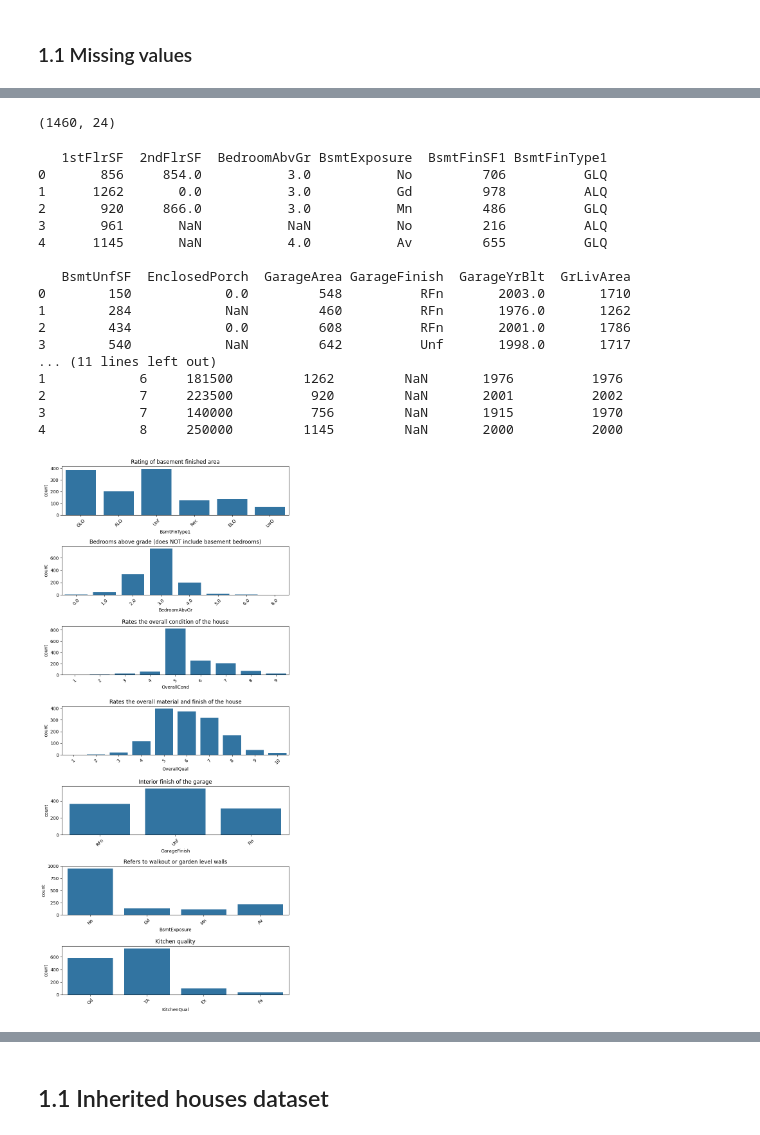
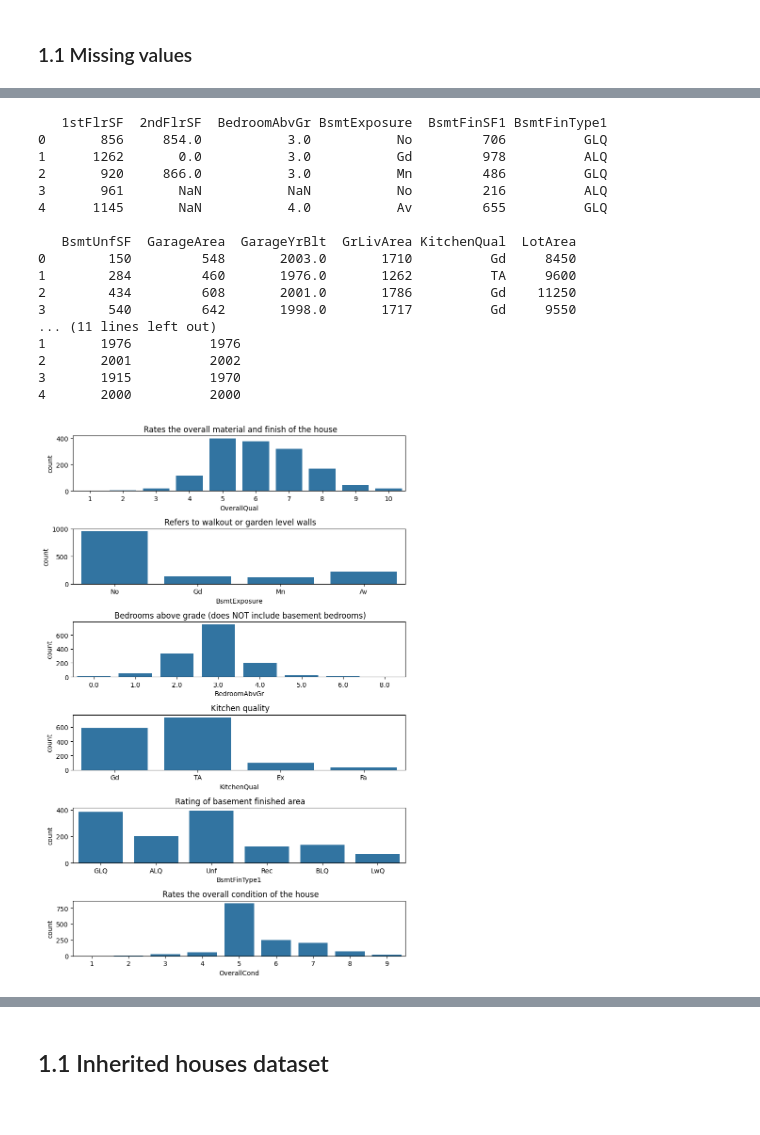
Before and after one commit to fokhrun/heritage_housing, a Jupyter notebook: jupyter_notebooks/exploratory_data_analysis.ipynb, the cells around one changed output, grey strips where cells are left out. Drawn from its saved outputs; the diff is of its cells as text; code cells hidden in the pictures.

```diff
--- a/jupyter_notebooks/exploratory_data_analysis.ipynb
+++ b/jupyter_notebooks/exploratory_data_analysis.ipynb
@@ -55,12 +55,3 @@ plot_columns = 2
 # 1: Data Understanding
 # %% [markdown]
 # 1.0 Data Metadata
-# %%
-column_descriptions = {}
-
-with open(data_dictionary_path) as file_read:
-    for line in file_read:
-        print(line.strip("\n"))
-        if not line.startswith(" "):
-            label, description = line.strip("\n").split(":")
-            column_descriptions[label] = description.strip()
@@ -100,0 +80,8 @@ year_columns = [
+# %%
+feature_info = pd.DataFrame(
+    [(var, column_types[var], column_descriptions[var], ", ".join(values))
+        for var, values  in column_values.items()],
+    columns = ["featureName", "featureType", "featureDescription", "featureValues"]
+)
+
+feature_info
@@ -101,3 +106,7 @@ year_columns = [
+# %%
+categorical_columns = list(feature_info[feature_info["featureType"] == "categorical"]["featureName"])
+numerical_columns = list(feature_info[feature_info["featureType"] == "numerical"]["featureName"])
+temporal_columns = list(feature_info[feature_info["featureType"] == "temporal"]["featureName"])
 # %% [markdown]
 ## 1.1 Housing Records dataset
 # %%
@@ -127,15 +136,14 @@ display(na_data)
 | 22 | BsmtFinSF1 | 0 | 0.00 | False |
 | 23 | SalePrice | 0 | 0.00 | False |
 # %%
-columns_missing_data = na_data[na_data["should_remove"]].index
-columns_to_keep = housing_records.columns.difference(set(columns_missing_data))
+columns_missing_data = set(na_data[na_data["should_remove"]]["column"])
+columns_to_keep = housing_records.columns.difference(columns_missing_data)
+numerical_columns = set(numerical_columns).difference(columns_missing_data)
 categorical_columns = set(categorical_columns).difference(columns_missing_data)
-year_columns = set(year_columns).difference(columns_missing_data)
+temporal_columns = set(temporal_columns).difference(columns_missing_data)
 # %%
 housing_records = housing_records[columns_to_keep]
-housing_records.shape
+assert housing_records.shape == (housing_records_rows, housing_records_columns - len(columns_missing_data))
-# %% [output]
-(1460, 24)
 # %%
 separator = 6
 for _ in range(4):
@@ -149,30 +157,27 @@ for _ in range(4):
 3       961       NaN           NaN           No         216          ALQ
 4      1145       NaN           4.0           Av         655          GLQ
 
-   BsmtUnfSF  EnclosedPorch  GarageArea GarageFinish  GarageYrBlt  GrLivArea
-0        150            0.0         548          RFn       2003.0       1710
-1        284            NaN         460          RFn       1976.0       1262
-2        434            0.0         608          RFn       2001.0       1786
-3        540            NaN         642          Unf       1998.0       1717
+   BsmtUnfSF  GarageArea  GarageYrBlt  GrLivArea KitchenQual  LotArea
+0        150         548       2003.0       1710          Gd     8450
+1        284         460       1976.0       1262          TA     9600
+2        434         608       2001.0       1786          Gd    11250
+3        540         642       1998.0       1717          Gd     9550
 ... (11 lines left out)
-1            6     181500         1262         NaN       1976          1976
-2            7     223500          920         NaN       2001          2002
-3            7     140000          756         NaN       1915          1970
-4            8     250000         1145         NaN       2000          2000
+1       1976          1976
+2       2001          2002
+3       1915          1970
+4       2000          2000
 # %%
-column_count = int(len(categorical_columns))
-
-fig, axs = plt.subplots(column_count, figsize = (8, 2.5 * column_count))
+fig, axs = plt.subplots(int(len(categorical_columns)), figsize = (8, 2 * len(categorical_columns)))
 
 for idx, var in enumerate(categorical_columns):
     ax = axs[idx]
     sns.countplot(data=housing_records, x=var, ax=ax)
     ax.set_title(f"{column_descriptions[var]}")
     ax.set_xlabel(var)
-    ax.tick_params(axis='x', rotation=45)
 
 plt.tight_layout()
 plt.show()
 # %% [output]
-[figure, old version]
+[figure, new version]
 # %%
```
Also changed, not shown: parts of 17 cells of this notebook, 4 other files.
